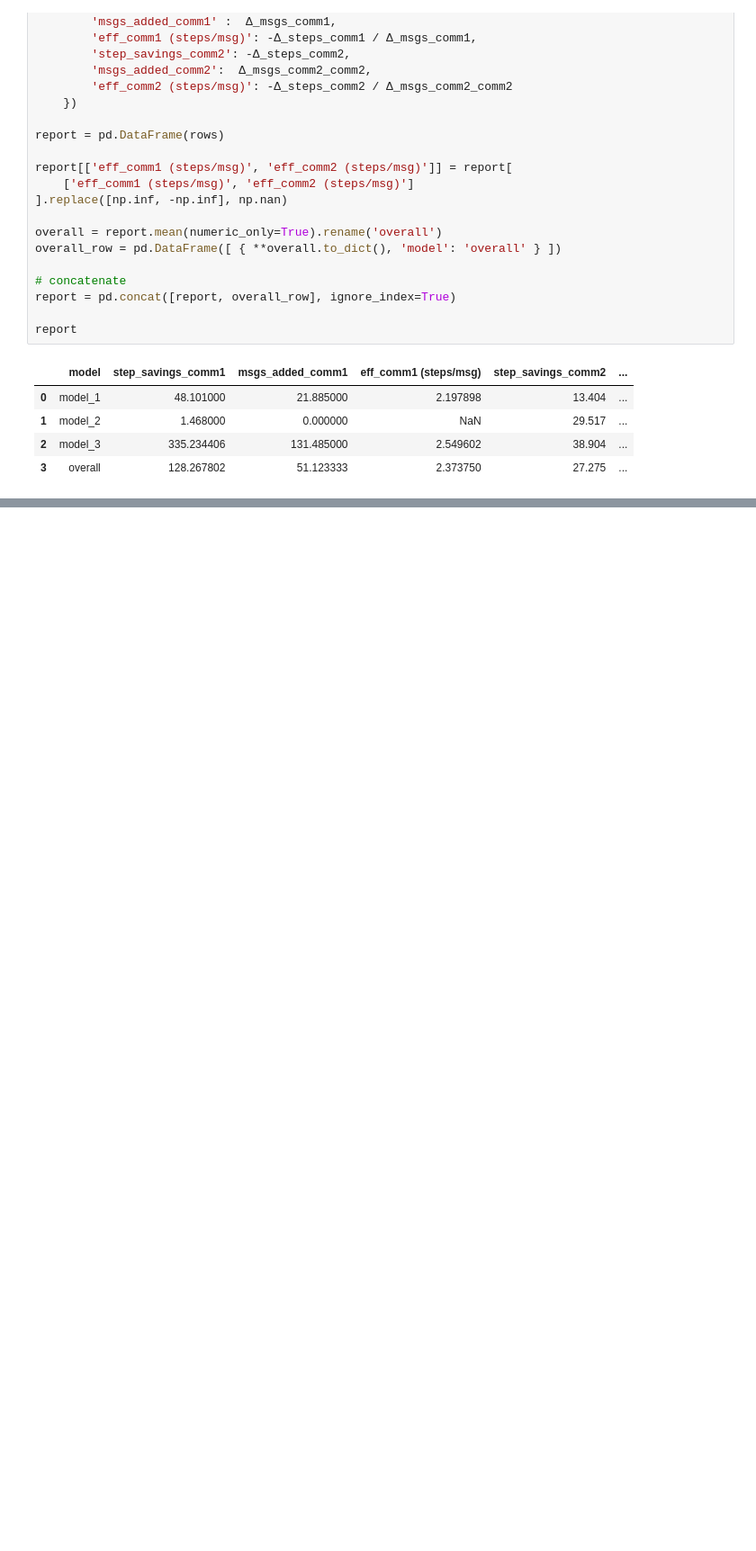
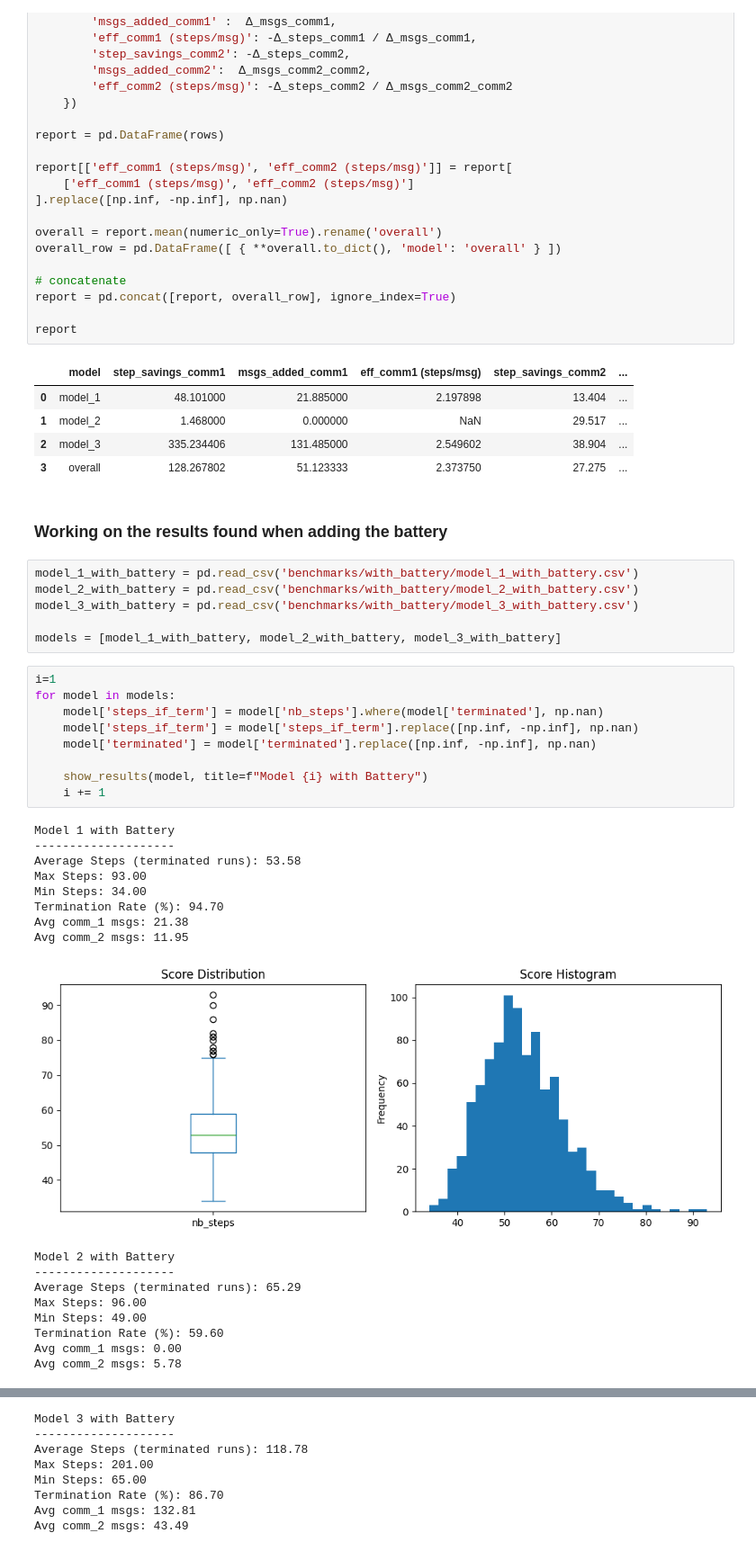
Before and after one commit to elbarhichi/Self-Organized-Multi-Agents-System, a Jupyter notebook: MAS_results_analysis.ipynb, the cells around one changed output, grey strips where cells are left out. Shown at 90% size. Cells and saved outputs as stored; diff of their text form; blank space fills up the shorter version.

Commit message:
added the all the battery strategy and finished the readme

```diff
--- a/MAS_results_analysis.ipynb
+++ b/MAS_results_analysis.ipynb
@@ -280,3 +280,38 @@ report
 | 1 | model_2 | 1.468000 | 0.000000 | NaN | 29.517 | ... |
 | 2 | model_3 | 335.234406 | 131.485000 | 2.549602 | 38.904 | ... |
 | 3 | overall | 128.267802 | 51.123333 | 2.373750 | 27.275 | ... |
+# %% [markdown]
+### Working on the results found when adding the battery
+# %%
+model_1_with_battery = pd.read_csv('benchmarks/with_battery/model_1_with_battery.csv')
+model_2_with_battery = pd.read_csv('benchmarks/with_battery/model_2_with_battery.csv')
+model_3_with_battery = pd.read_csv('benchmarks/with_battery/model_3_with_battery.csv')
+
+models = [model_1_with_battery, model_2_with_battery, model_3_with_battery]
+# %%
+i=1
+for model in models:
+    model['steps_if_term'] = model['nb_steps'].where(model['terminated'], np.nan)
+    model['steps_if_term'] = model['steps_if_term'].replace([np.inf, -np.inf], np.nan)
+    model['terminated'] = model['terminated'].replace([np.inf, -np.inf], np.nan)
+
+    show_results(model, title=f"Model {i} with Battery")
+    i += 1
+# %% [output]
+Model 1 with Battery
+--------------------
+Average Steps (terminated runs): 53.58
+Max Steps: 93.00
+Min Steps: 34.00
+Termination Rate (%): 94.70
+Avg comm_1 msgs: 21.38
+Avg comm_2 msgs: 11.95
+[figure, added]
+Model 2 with Battery
+--------------------
+Average Steps (terminated runs): 65.29
+Max Steps: 96.00
+Min Steps: 49.00
+Termination Rate (%): 59.60
+Avg comm_1 msgs: 0.00
+Avg comm_2 msgs: 5.78
@@ -282,0 +319,8 @@ report
+Model 3 with Battery
+--------------------
+Average Steps (terminated runs): 118.78
+Max Steps: 201.00
+Min Steps: 65.00
+Termination Rate (%): 86.70
+Avg comm_1 msgs: 132.81
+Avg comm_2 msgs: 43.49
```
Also changed, not shown: parts of 2 cells of this notebook, 14 other files.
